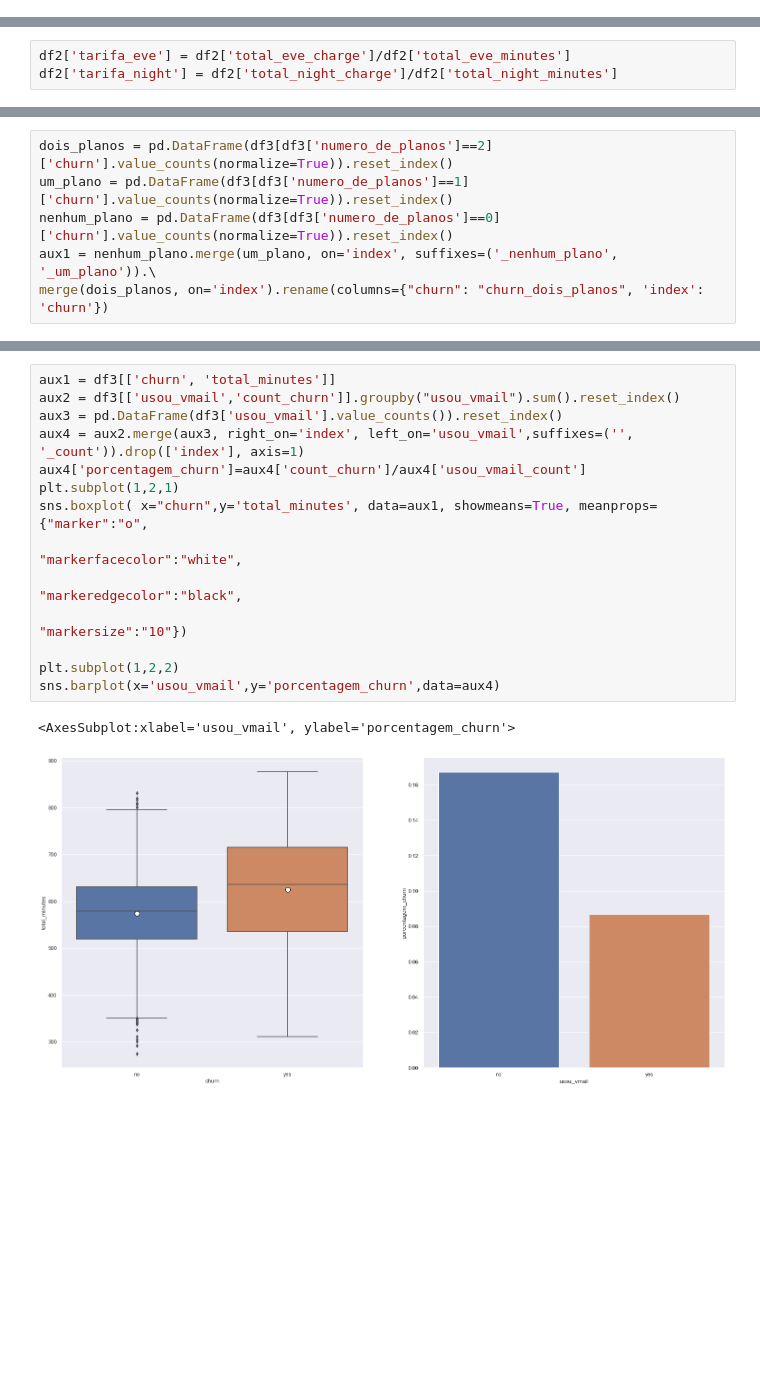
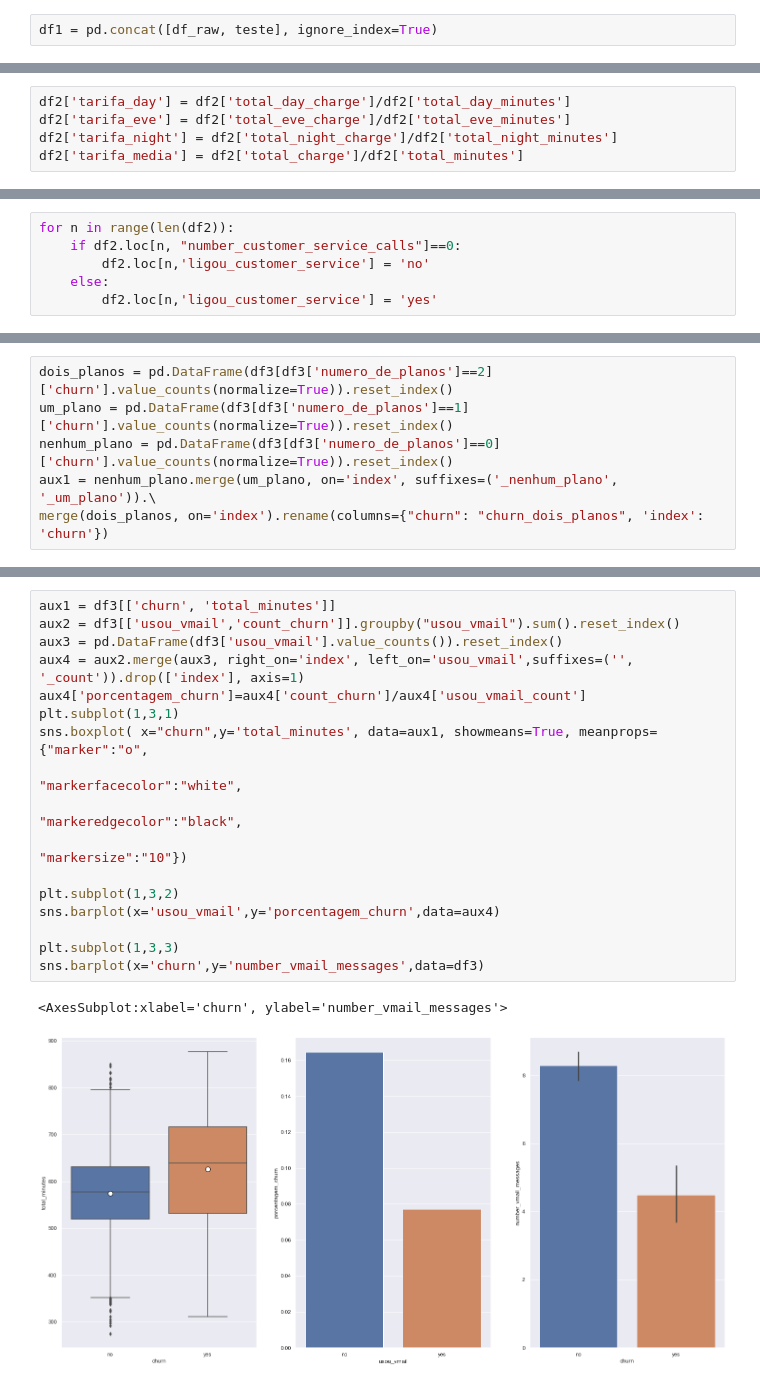
Before and after one commit to cardosoyuri/Telecon_Churn, a Jupyter notebook: telecon_churn.ipynb, the cells around one changed output, grey strips where cells are left out. Drawn from its saved outputs; the diff is of its cells as text; blank space fills up the shorter version.

```diff
--- a/telecon_churn.ipynb
+++ b/telecon_churn.ipynb
@@ -59,3 +68,5 @@ df1 = df_raw.copy()
+# %%
+df1 = pd.concat([df_raw, teste], ignore_index=True)
 # %%
 len(df1)
 # %% [output]
@@ -199,6 +208,8 @@ df2['tarifa_day'] = df2['total_day_charge']/df2['total_day_minutes']
 # %%
+df2['tarifa_day'] = df2['total_day_charge']/df2['total_day_minutes']
 df2['tarifa_eve'] = df2['total_eve_charge']/df2['total_eve_minutes']
 df2['tarifa_night'] = df2['total_night_charge']/df2['total_night_minutes']
+df2['tarifa_media'] = df2['total_charge']/df2['total_minutes']
 # %%
 df2.isnull().sum()
 # %% [output]
@@ -286 +297,7 @@ yes    0.276628
 Name: usou_vmail, dtype: float64
+# %%
+for n in range(len(df2)):
+    if df2.loc[n, "number_customer_service_calls"]==0:
+        df2.loc[n,'ligou_customer_service'] = 'no'
+    else:
+        df2.loc[n,'ligou_customer_service'] = 'yes'
@@ -403,18 +454,21 @@ vmail estão mais propensos ao churn
 # %%
 aux1 = df3[['churn', 'total_minutes']]
 aux2 = df3[['usou_vmail','count_churn']].groupby("usou_vmail").sum().reset_index()
 aux3 = pd.DataFrame(df3['usou_vmail'].value_counts()).reset_index()
 aux4 = aux2.merge(aux3, right_on='index', left_on='usou_vmail',suffixes=('', '_count')).drop(['index'], axis=1)
 aux4['porcentagem_churn']=aux4['count_churn']/aux4['usou_vmail_count']
-plt.subplot(1,2,1)
+plt.subplot(1,3,1)
 sns.boxplot( x="churn",y='total_minutes', data=aux1, showmeans=True, meanprops={"marker":"o",
                                                                                 "markerfacecolor":"white",
                                                                                 "markeredgecolor":"black",
                                                                                 "markersize":"10"})
 
-plt.subplot(1,2,2)
+plt.subplot(1,3,2)
 sns.barplot(x='usou_vmail',y='porcentagem_churn',data=aux4)
+
+plt.subplot(1,3,3)
+sns.barplot(x='churn',y='number_vmail_messages',data=df3)
 # %% [output]
-<AxesSubplot:xlabel='usou_vmail', ylabel='porcentagem_churn'>
+<AxesSubplot:xlabel='churn', ylabel='number_vmail_messages'>
-[figure, old version]
+[figure, new version]
 # %% [markdown]
```
Also changed, not shown: parts of 80 cells of this notebook, 5 other files.
